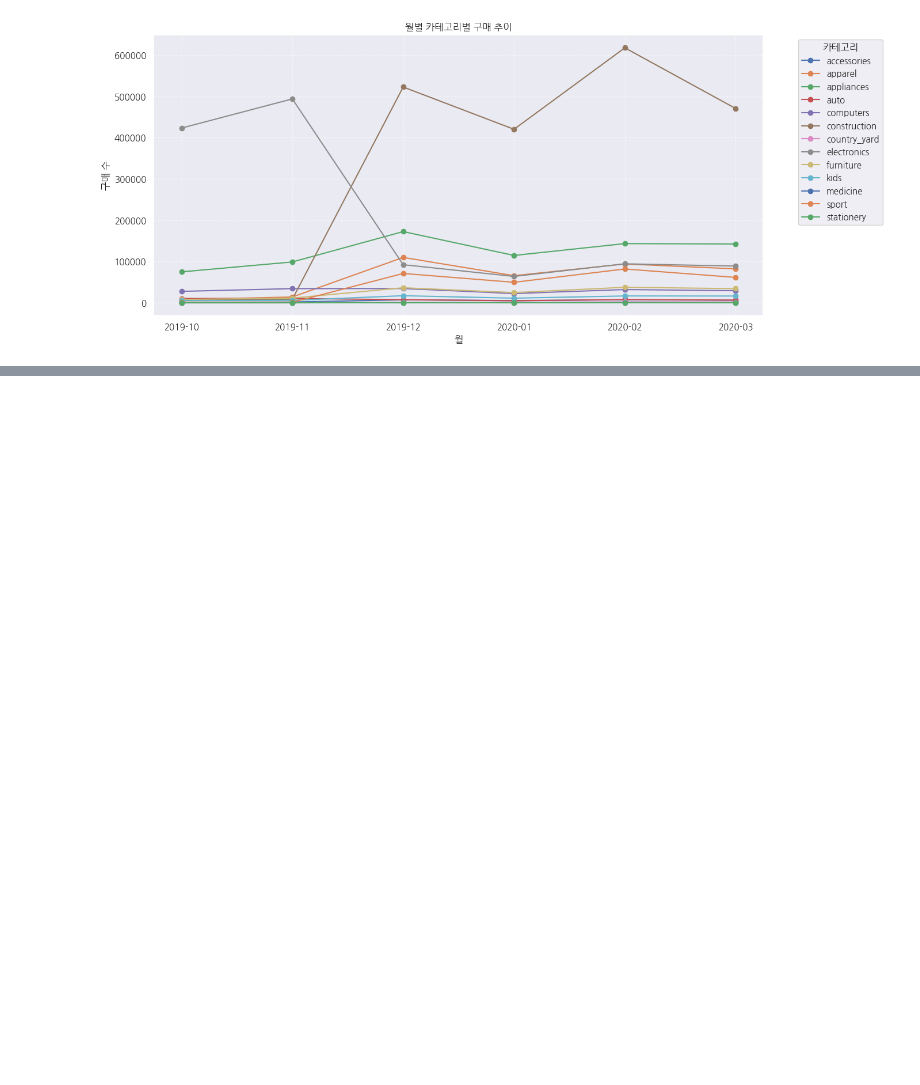
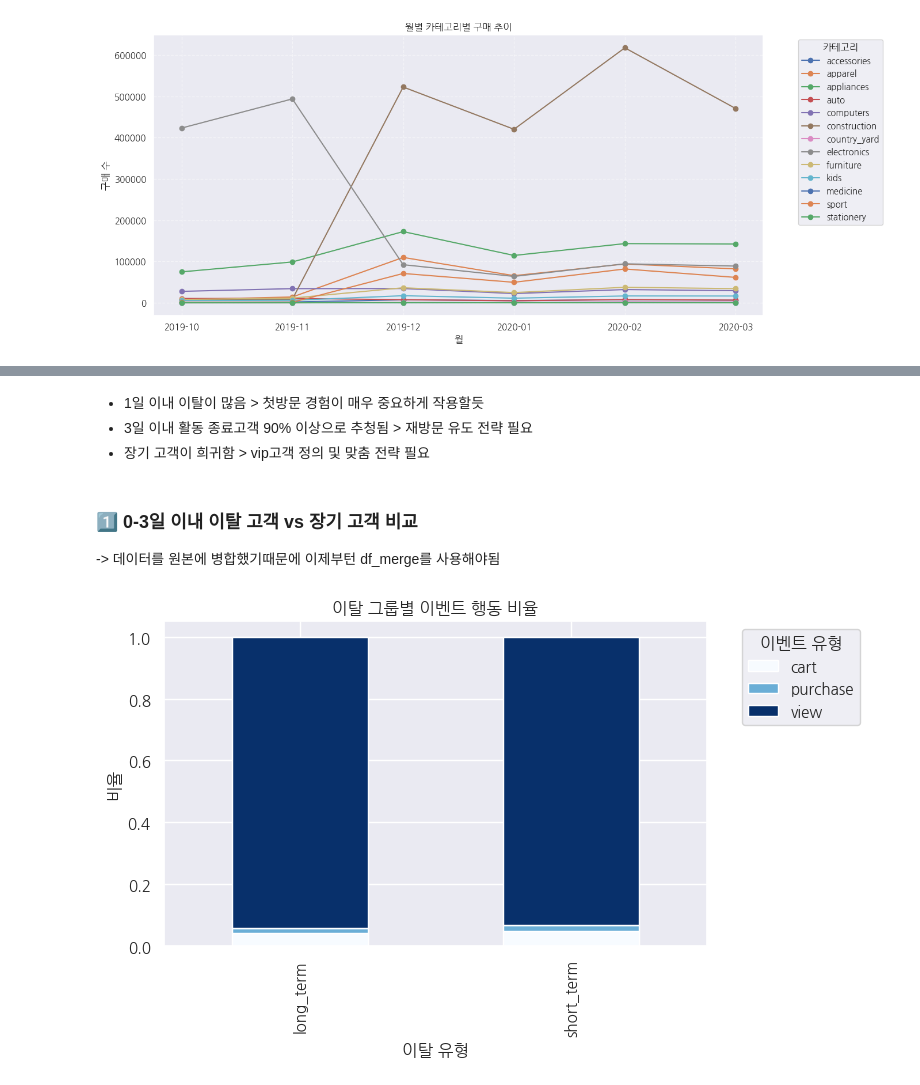
Before and after one commit to Rungky/customer-retention-analytics, a Jupyter notebook: 한지연/전체데이터분석.ipynb, the cells around one changed output, grey strips where cells are left out. Saved outputs shown, nothing was run; the diff lists cells and outputs as text; code cells hidden in the pictures; blank space fills up the shorter version.

```diff
--- a/한지연/전체데이터분석.ipynb
+++ b/한지연/전체데이터분석.ipynb
@@ -200,0 +364,48 @@ plt.show()
+# %% [markdown]
+- 1일 이내 이탈이 많음 > 첫방문 경험이 매우 중요하게 작용할듯
+- 3일 이내 활동 종료고객 90% 이상으로 추청됨 > 재방문 유도 전략 필요
+- 장기 고객이 희귀함 > vip고객 정의 및 맞춤 전략 필요
+# %% [markdown]
+### 1️⃣ 0-3일 이내 이탈 고객 vs 장기 고객 비교
+-> 데이터를 원본에 병합했기때문에 이제부턴 df_merge를 사용해야됨
+# %%
+# 고객별 시간 정렬
+df_sorted = df.sort_values(by=['user_id', 'event_time']).copy()
+
+# 이전 행동 시점 추가
+df_sorted['prev_time'] = df_sorted.groupby('user_id')['event_time'].shift(1)
+
+# 간격 계산 (일 단위)
+df_sorted['gap_days'] = (df_sorted['event_time'] - df_sorted['prev_time']).dt.days
+
+# 고객별 최대 공백(gap)
+max_gap = df_sorted.groupby('user_id')['gap_days'].max().reset_index()
+max_gap.columns = ['user_id', 'max_inactive_gap_days']
+
+# 이탈 기준: 최대 공백 ≥ 30일이면 short_term
+max_gap['churn_type'] = max_gap['max_inactive_gap_days'].apply(lambda x: 'short_term' if x >= 30 else 'long_term')
+
+# 원본 df에 병합
+df_merge = df.merge(max_gap[['user_id', 'churn_type']], on='user_id', how='left')
+
+
+# ① 행동 패턴 차이
+event_dist = df_merge.groupby(['churn_type', 'event_type'])['user_id'].count().unstack().fillna(0)
+event_dist_pct = event_dist.div(event_dist.sum(axis=1), axis=0)
+
+# ② 구매 여부
+purchase_users = df[df['event_type'] == 'purchase']['user_id'].unique()
+max_gap['purchased'] = max_gap['user_id'].isin(purchase_users)
+
+purchase_rate = max_gap.groupby('churn_type')['purchased'].mean()
+# %%
+# stacked bar chart: 행동 비율
+event_dist_pct.plot(kind='bar', stacked=True, figsize=(8, 5), colormap='Blues')
+plt.title('이탈 그룹별 이벤트 행동 비율')
+plt.ylabel('비율')
+plt.xlabel('이탈 유형')
+plt.legend(title='이벤트 유형', bbox_to_anchor=(1.05, 1), loc='upper left')
+plt.tight_layout()
+plt.show()
+# %% [output]
+[figure, added]
```
Also changed, not shown: parts of 50 cells of this notebook.
